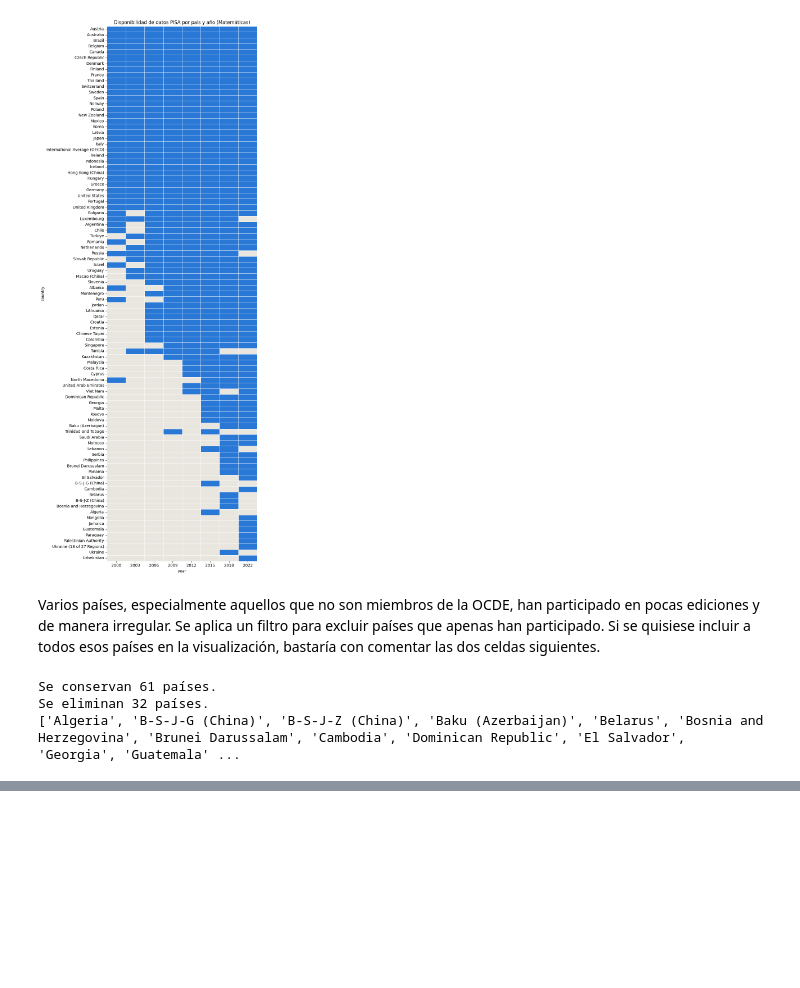
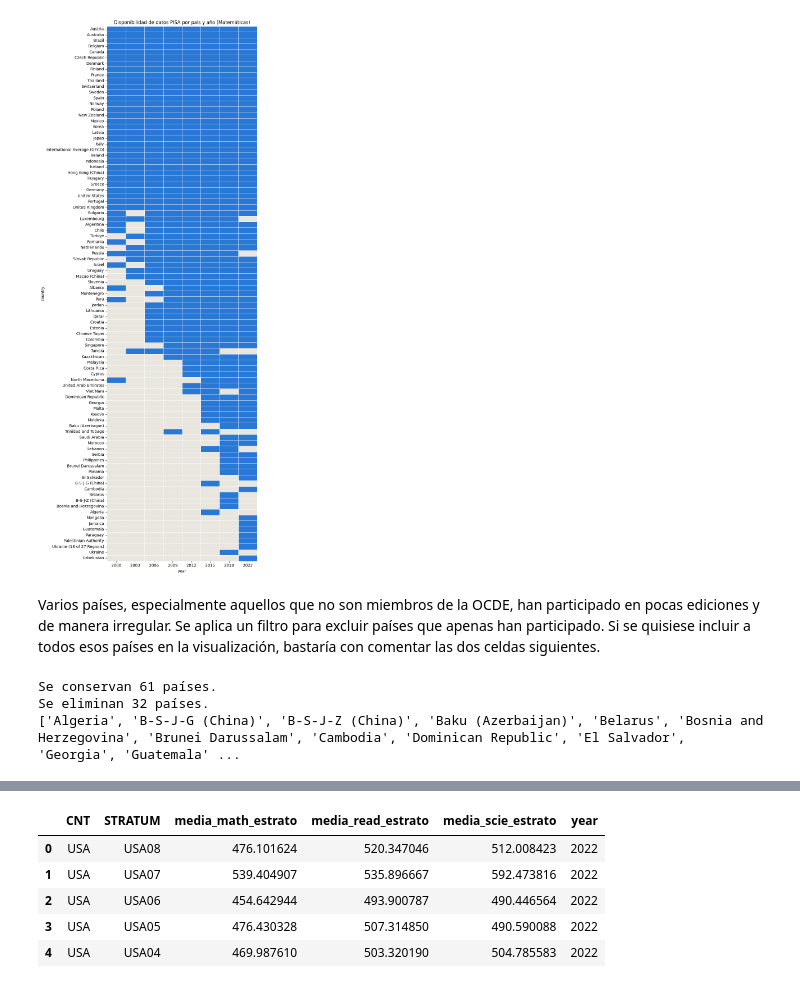
Before and after one commit to musero55/tfm_data_science, a Jupyter notebook: notebooks/fase_1_data_ingestion_eda/01_EDA_notas_asignatura.ipynb, the cells around one changed output, grey strips where cells are left out. Cells and saved outputs as stored; diff of their text form; code cells hidden in the pictures; blank space fills up the shorter version.

```diff
--- a/notebooks/fase_1_data_ingestion_eda/01_EDA_notas_asignatura.ipynb
+++ b/notebooks/fase_1_data_ingestion_eda/01_EDA_notas_asignatura.ipynb
@@ -422,0 +598,5 @@ random_sample_fig.show()
+# %%
+#Cargamos todos los datos de estudiantes de 2012
+ruta_archivo_estudiantes_2012 = ruta_datos_raw / 'pisa2012_estudiantes.parquet'
+archivo_pisa_2012 = pq.ParquetFile(ruta_archivo_estudiantes_2012)
+columnas_disponibles_2012 = archivo_pisa_2012.schema.names
@@ -422,0 +622,6 @@ random_sample_fig.show()
+# %%
+# Cargamos país, estrato, PV valores y peso del alumno.
+columnas_interes = columnas_id + columnas_math + columnas_lectura + columnas_ciencias + ['W_FSTUWT']
+
+#Hacemos la lectura de los datos de PV valores que nos interesan
+df_pisa = pd.read_parquet(ruta_archivo_estudiantes_2012, columns=columnas_interes)
@@ -422,0 +631,4 @@ random_sample_fig.show()
+# %%
+df_medias_math_pais_2012 = puntuaciones_pisa_pais(df_pisa, 'MATH', col_peso='W_FSTUWT')
+df_medias_lectura_pais_2012 = puntuaciones_pisa_pais(df_pisa, 'READ', col_peso='W_FSTUWT')
+df_medias_ciencias_pais_2012 = puntuaciones_pisa_pais(df_pisa, 'SCIE', col_peso='W_FSTUWT')
@@ -422,0 +637,4 @@ random_sample_fig.show()
+# %%
+df_medias_math_estrato_2012 = puntuaciones_pisa_estratos(df_pisa, 'MATH', col_peso='W_FSTUWT')
+df_medias_lectura_estrato_2012 = puntuaciones_pisa_estratos(df_pisa, 'READ', col_peso='W_FSTUWT')
+df_medias_ciencias_estrato_2012 = puntuaciones_pisa_estratos(df_pisa, 'SCIE', col_peso='W_FSTUWT')
@@ -422,0 +666,62 @@ random_sample_fig.show()
+# %%
+fuentes_estrato = {
+    2012: [df_medias_math_estrato_2012, df_medias_lectura_estrato_2012, df_medias_ciencias_estrato_2012],
+    2015: [df_medias_math_estrato_2015, df_medias_lectura_estrato_2015, df_medias_ciencias_estrato_2015],
+    2018: [df_medias_math_estrato_2018, df_medias_lectura_estrato_2018, df_medias_ciencias_estrato_2018],
+    2022: [df_medias_math_estrato, df_medias_lectura_estrato, df_medias_ciencias_estrato],
+}
+
+fuentes_pais = {
+    2012: [df_medias_math_pais_2012, df_medias_lectura_pais_2012, df_medias_ciencias_pais_2012],
+    2015: [df_medias_math_pais_2015, df_medias_lectura_pais_2015, df_medias_ciencias_pais_2015],
+    2018: [df_medias_math_pais_2018, df_medias_lectura_pais_2018, df_medias_ciencias_pais_2018],
+    2022: [df_medias_math_pais, df_medias_lectura_pais, df_medias_ciencias_pais],
+}
+
+
+def combinar_medias(fuentes, claves):
+    resultados = []
+
+    for anio, dataframes in fuentes.items():
+        df_anual = dataframes[0].copy()
+
+        for df_asignatura in dataframes[1:]:
+            df_anual = df_anual.merge(
+                df_asignatura,
+                on=claves,
+                how="outer",
+                validate="one_to_one",
+            )
+
+        df_anual["year"] = anio
+        resultados.append(df_anual)
+
+    return (
+        pd.concat(resultados, ignore_index=True)
+        .sort_values(["year", *claves],ascending=False)
+        .reset_index(drop=True)
+    )
+
+
+df_total_estrato = combinar_medias(fuentes_estrato, ["CNT", "STRATUM"])
+df_total_pais = combinar_medias(fuentes_pais, ["CNT"])
+
+display(df_total_estrato.head())
+display(df_total_pais.head())
+
+
+df_total_estrato.to_parquet(
+    ruta_datos_procesados / "pisa_medias_asignaturas_estrato_anual.parquet",
+    index=False,
+)
+df_total_pais.to_parquet(
+    ruta_datos_procesados / "pisa_medias_asignaturas_pais_anual.parquet",
+    index=False,
+)
+# %% [output]
+|  | CNT | STRATUM | media_math_estrato | media_read_estrato | media_scie_estrato | year |
+| 0 | USA | USA08 | 476.101624 | 520.347046 | 512.008423 | 2022 |
+| 1 | USA | USA07 | 539.404907 | 535.896667 | 592.473816 | 2022 |
+| 2 | USA | USA06 | 454.642944 | 493.900787 | 490.446564 | 2022 |
+| 3 | USA | USA05 | 476.430328 | 507.314850 | 490.590088 | 2022 |
+| 4 | USA | USA04 | 469.987610 | 503.320190 | 504.785583 | 2022 |
```
Also changed, not shown: parts of 39 cells of this notebook, 1 other file.
